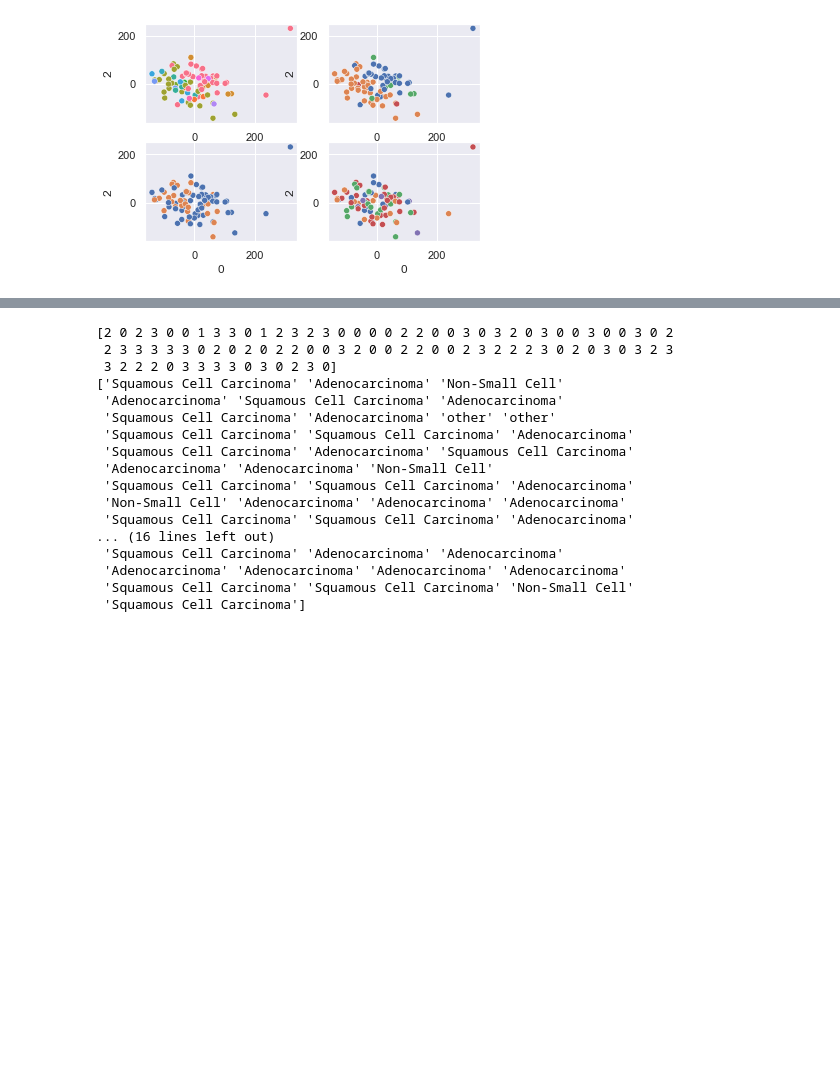
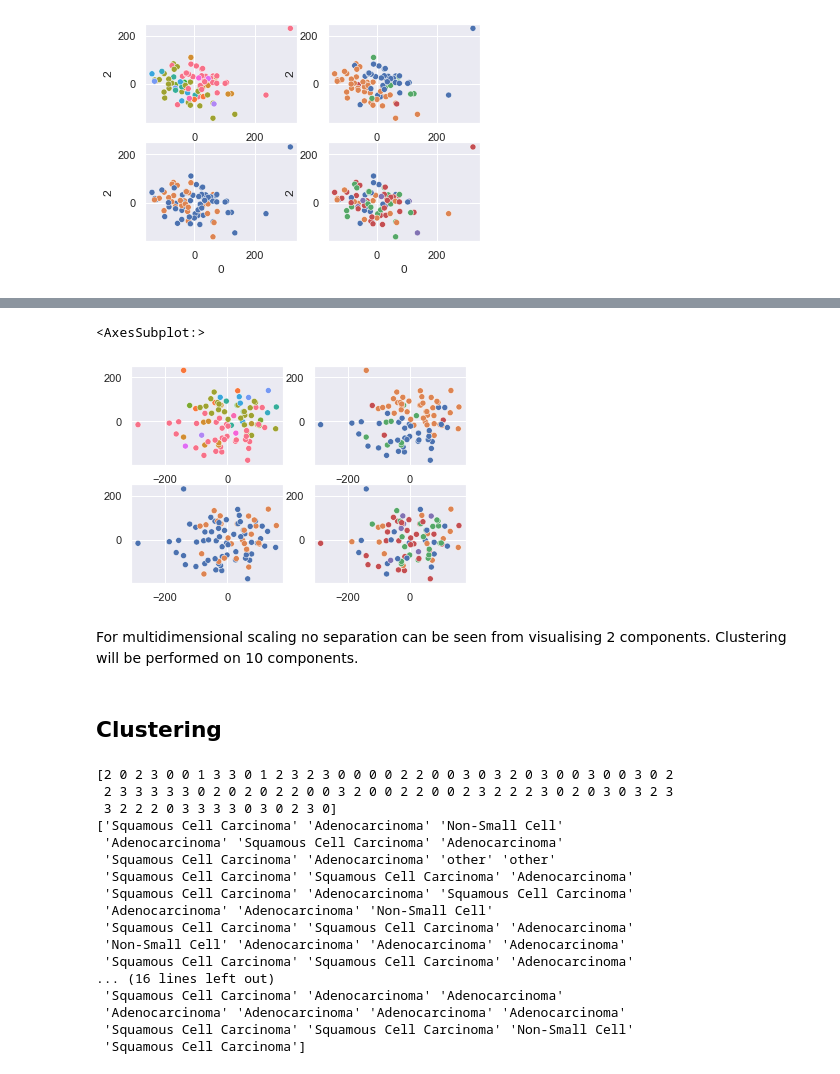
Before and after one commit to ChiaraBecht/Unsupervised_Machine_Learning, a Jupyter notebook: Unsupervised_Learning_Assignment.ipynb, the cells around one changed output, grey strips where cells are left out. Cells and saved outputs as stored; diff of their text form; code cells hidden in the pictures; blank space fills up the shorter version.

```diff
--- a/Unsupervised_Learning_Assignment.ipynb
+++ b/Unsupervised_Learning_Assignment.ipynb
@@ -311,3 +349,22 @@ array(['Squamous Cell Carcinoma', 'Adenocarcinoma', 'Non-Small Cell',
+# %%
+#set seaborn plotting aesthetics as default
+sns.set()
+
+#define plotting region (2 rows, 2 columns)
+fig, axes = plt.subplots(2, 2)
+
+#create boxplot in each subplot
+sns.scatterplot(X_mds[:,:1].ravel(), X_mds[:,2:3].ravel(), hue = labels['characteristics.tag.histology'], legend = False, ax=axes[0,0])
+sns.scatterplot(X_mds[:,:1].ravel(), X_mds[:,2:3].ravel(), hue = labels['hist_tags'], legend = False, ax=axes[0,1])
+sns.scatterplot(X_mds[:,:1].ravel(), X_mds[:,2:3].ravel(), hue = labels['characteristics.tag.gender'], legend = False, ax=axes[1,0])
+sns.scatterplot(X_mds[:,:1].ravel(), X_mds[:,2:3].ravel(), hue = labels['source.location'], legend = False, ax=axes[1,1])
+# %% [output]
+<AxesSubplot:>
+[figure, added]
+# %% [markdown]
+For multidimensional scaling no separation can be seen from visualising 2 components. Clustering will be performed on 10 components.
+# %% [markdown]
+## Clustering
 # %%
 from sklearn.cluster import KMeans
 kmeans = KMeans(n_clusters=4, random_state=0).fit(principalDf)
```
Also changed, not shown: parts of 17 cells of this notebook.
